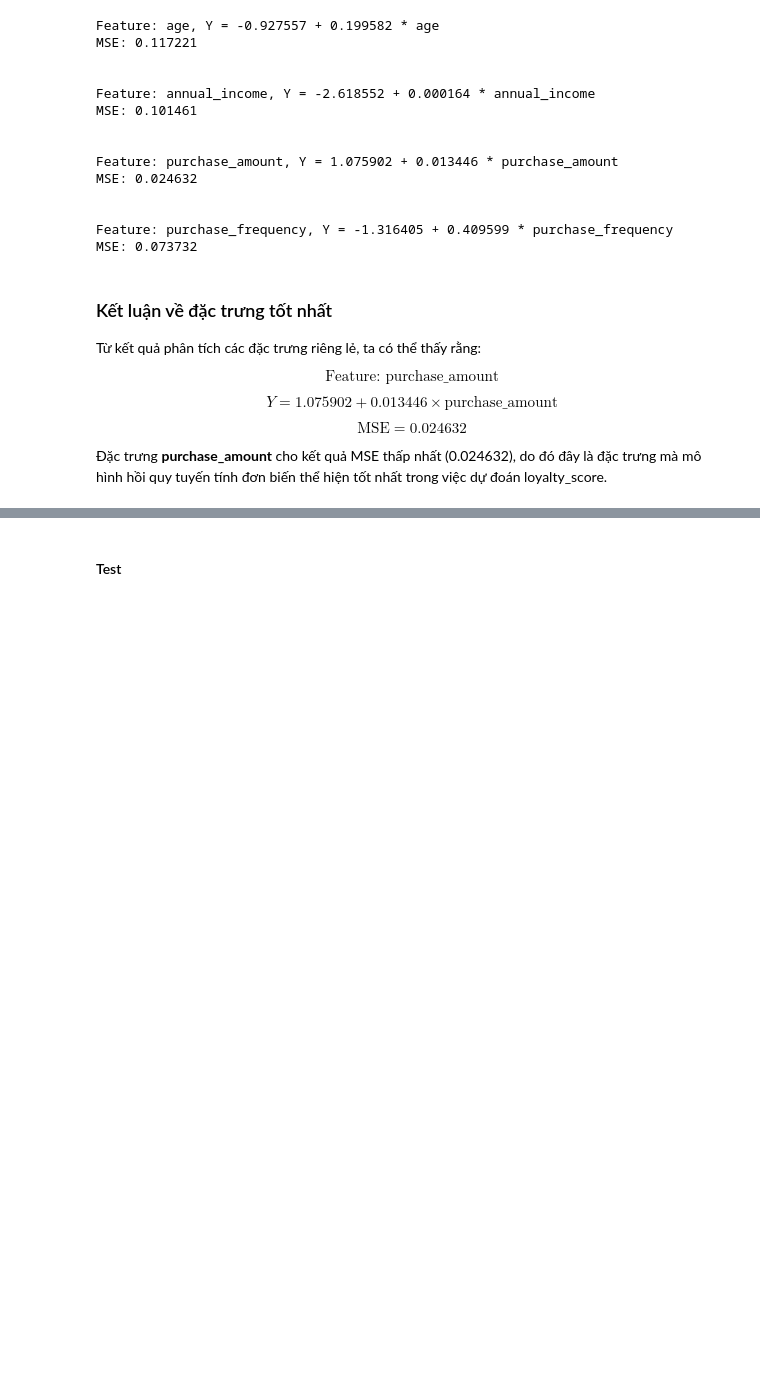
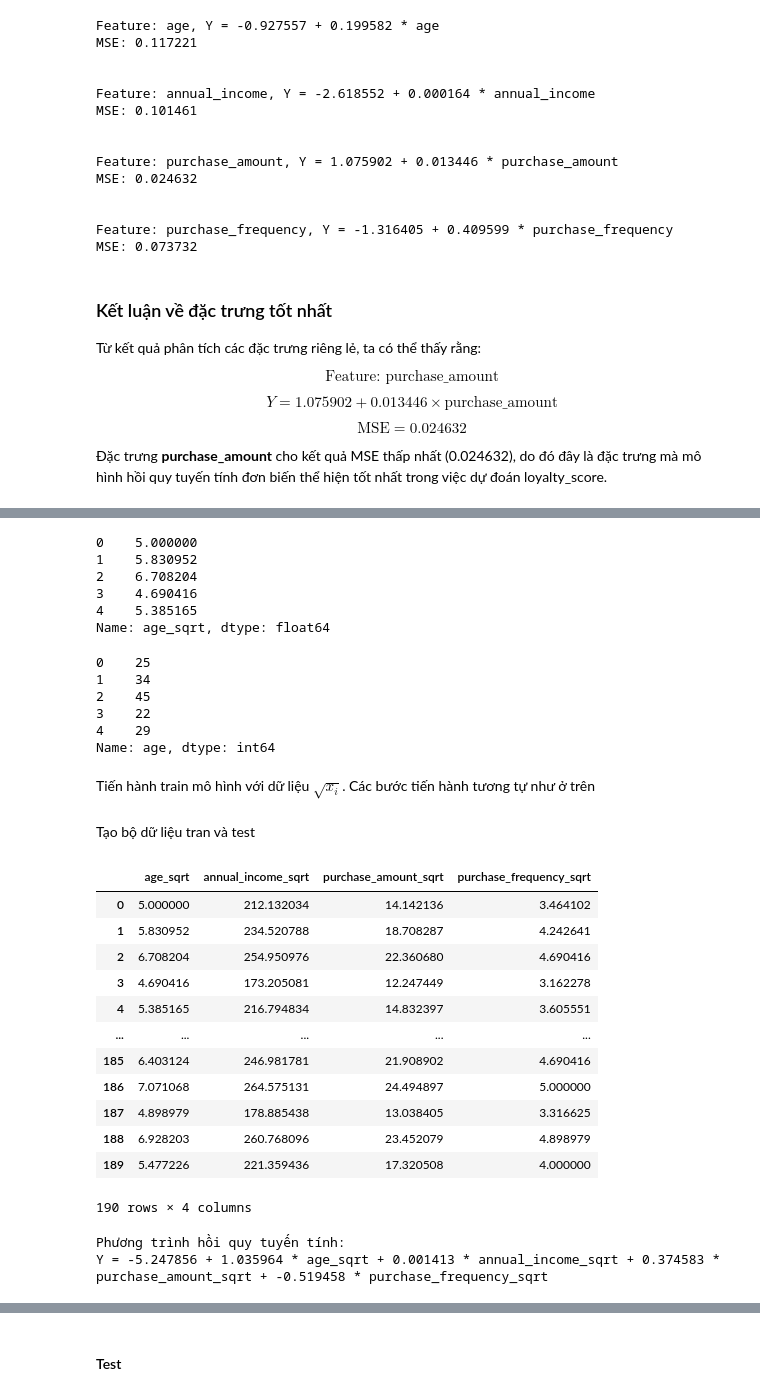
Before and after one commit to cuogne/Linear-Regression-and-Markov-Chain, a Jupyter notebook: data_fitting.ipynb, the cells around one changed output, grey strips where cells are left out. Saved outputs shown, nothing was run; the diff lists cells and outputs as text; code cells hidden in the pictures; blank space fills up the shorter version.

Commit message:
update model with x_i = x_i ** 0.5

```diff
--- a/data_fitting.ipynb
+++ b/data_fitting.ipynb
@@ -405,0 +428,7 @@ $$\text{MSE} = 0.024632$$
+# %%
+df['age_sqrt'] = df['age'] ** 0.5
+df['annual_income_sqrt'] = df['annual_income'] ** 0.5
+df['purchase_amount_sqrt'] = df['purchase_amount'] ** 0.5
+df['purchase_frequency_sqrt'] = df['purchase_frequency'] ** 0.5
+
+list_feature_name = ['age_sqrt', 'annual_income_sqrt', 'purchase_amount_sqrt', 'purchase_frequency_sqrt']
@@ -405,0 +437,73 @@ $$\text{MSE} = 0.024632$$
+# %%
+df['age_sqrt'].head()
+# %% [output]
+0    5.000000
+1    5.830952
+2    6.708204
+3    4.690416
+4    5.385165
+Name: age_sqrt, dtype: float64
+# %%
+df['age'].head()
+# %% [output]
+0    25
+1    34
+2    45
+3    22
+4    29
+Name: age, dtype: int64
+# %% [markdown]
+Tiến hành train mô hình với dữ liệu $\sqrt{x_i}$. Các bước tiến hành tương tự như ở trên
+# %% [markdown]
+Tạo bộ dữ liệu tran và test
+# %%
+X_single = df[list_feature_name]
+Y = df[output_model_name[0]]
+
+train_size = int(0.8 * len(X_single))
+
+X_train = X_single.iloc[:train_size]
+X_test = X_single.iloc[train_size:]
+
+y_train = Y.iloc[:train_size]
+y_test = Y.iloc[train_size:]
+
+X_train_with_bias = X_train.copy()
+X_train_with_bias.insert(0, 'bias', 1)
+
+X_test_with_bias = X_test.copy()
+X_test_with_bias.insert(0, 'bias', 1)
+
+X_train_matrix = X_train_with_bias.values.tolist()
+X_test_matrix = X_test_with_bias.values.tolist()
+
+y_train_matrix = [[val] for val in y_train.values.tolist()]
+y_test_matrix = [[val] for val in y_test.values.tolist()]
+# %%
+X_train
+# %% [output]
+|  | age_sqrt | annual_income_sqrt | purchase_amount_sqrt | purchase_frequency_sqrt |
+| 0 | 5.000000 | 212.132034 | 14.142136 | 3.464102 |
+| 1 | 5.830952 | 234.520788 | 18.708287 | 4.242641 |
+| 2 | 6.708204 | 254.950976 | 22.360680 | 4.690416 |
+| 3 | 4.690416 | 173.205081 | 12.247449 | 3.162278 |
+| 4 | 5.385165 | 216.794834 | 14.832397 | 3.605551 |
+| ... | ... | ... | ... | ... |
+| 185 | 6.403124 | 246.981781 | 21.908902 | 4.690416 |
+| 186 | 7.071068 | 264.575131 | 24.494897 | 5.000000 |
+| 187 | 4.898979 | 178.885438 | 13.038405 | 3.316625 |
+| 188 | 6.928203 | 260.768096 | 23.452079 | 4.898979 |
+| 189 | 5.477226 | 221.359436 | 17.320508 | 4.000000 |
+190 rows × 4 columns
+# %%
+xTx = multiply_matrix(transpose_matrix(X_train_matrix), X_train_matrix)
+xTx_tru_1 = inverse(xTx)
+xTy = multiply_matrix(transpose_matrix(X_train_matrix), y_train_matrix)
+
+w = multiply_matrix(xTx_tru_1, xTy)
+
+print("Phương trình hồi quy tuyến tính:")
+print(f'Y = {round(w[0][0], 6)} + {round(w[1][0], 6)} * {list_feature_name[0]} + {round(w[2][0], 6)} * {list_feature_name[1]} + {round(w[3][0], 6)} * {list_feature_name[2]} + {round(w[4][0], 6)} * {list_feature_name[3]}')
+# %% [output]
+Phương trình hồi quy tuyến tính:
+Y = -5.247856 + 1.035964 * age_sqrt + 0.001413 * annual_income_sqrt + 0.374583 * purchase_amount_sqrt + -0.519458 * purchase_frequency_sqrt
```
Also changed, not shown: parts of 11 cells of this notebook, 1 other file.
